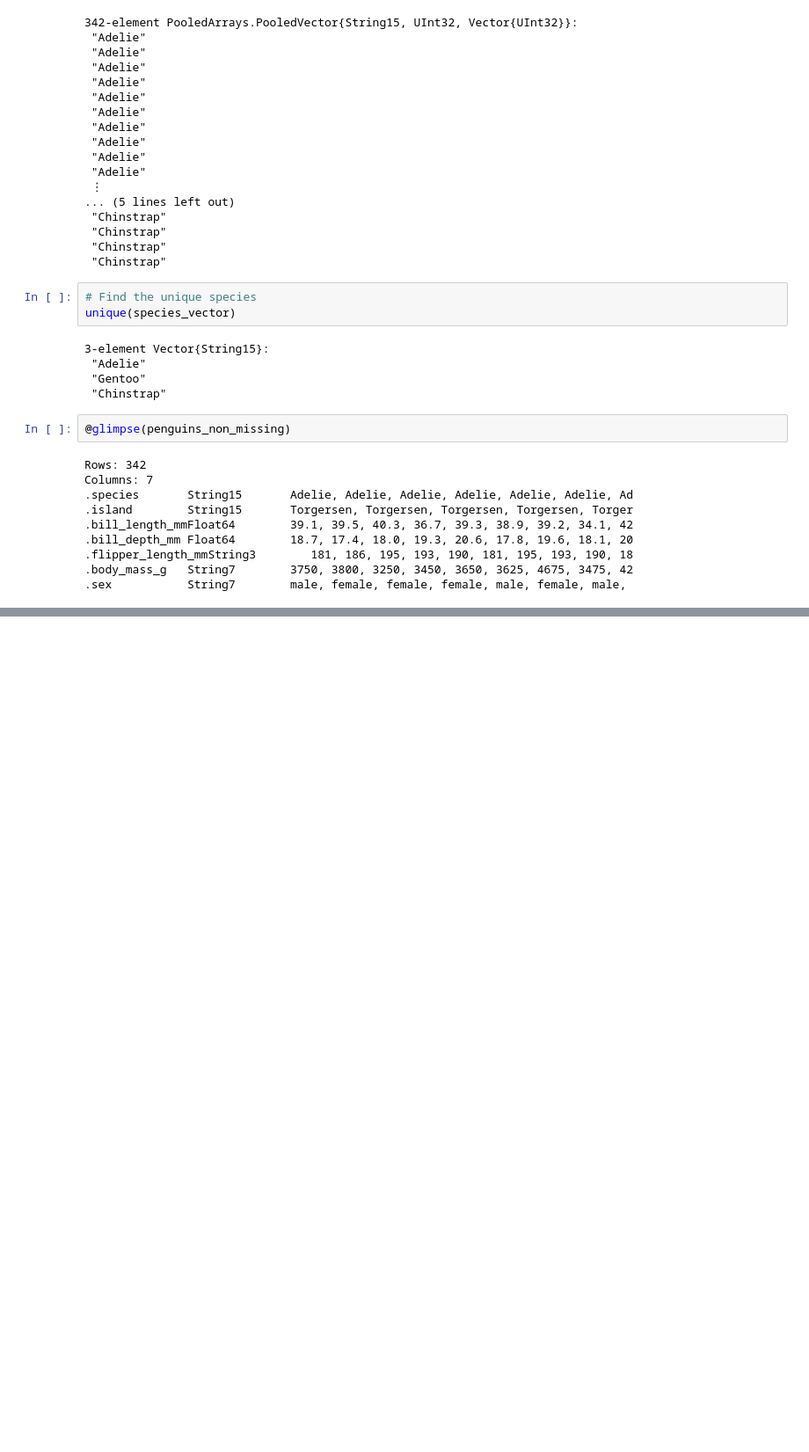
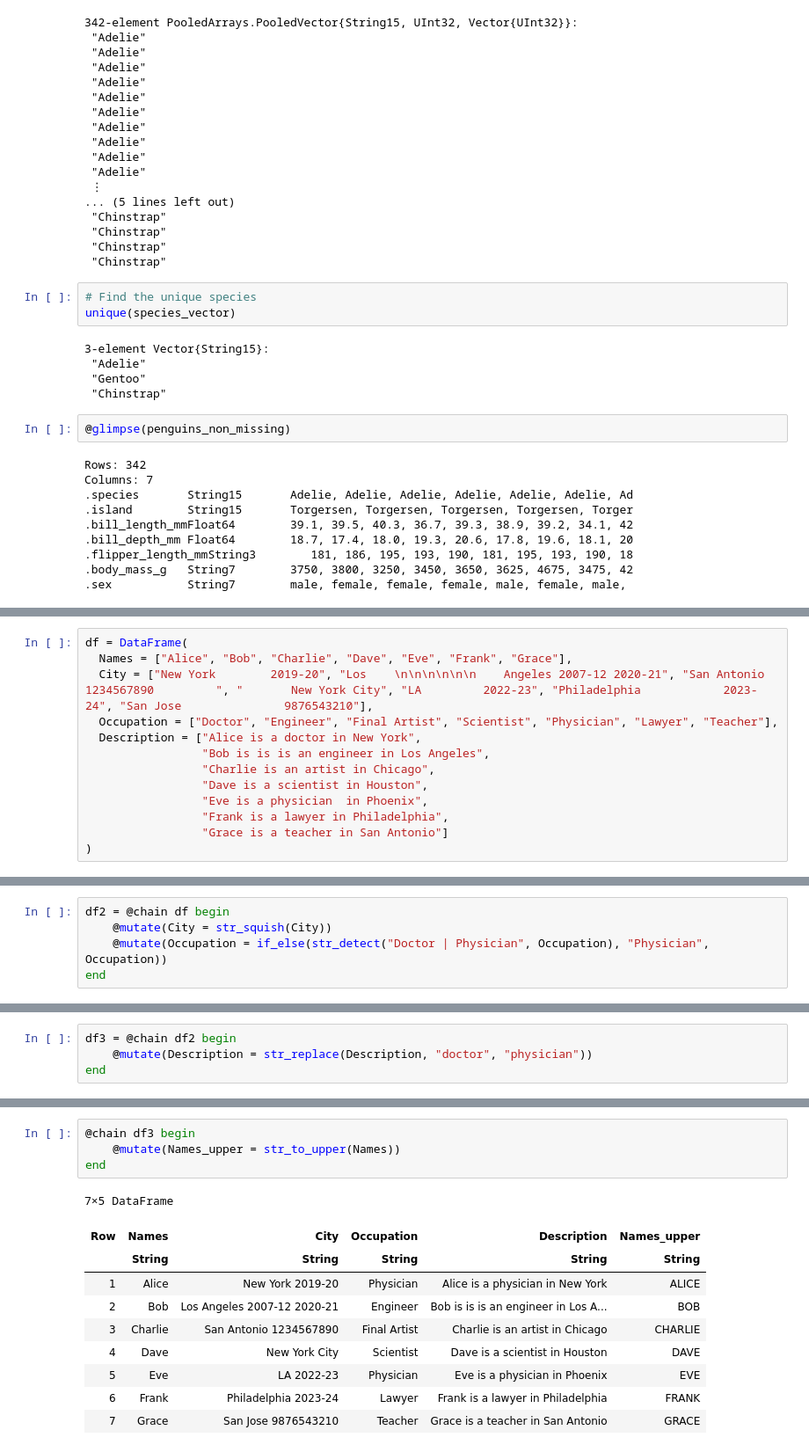
Before and after one commit to chlazaris/Julia_for_DS, a Jupyter notebook: Julia_Tidier.ipynb, the cells around one changed output, grey strips where cells are left out. Shown at 88% size. Saved outputs shown, nothing was run; the diff lists cells and outputs as text; blank space fills up the shorter version.

Commit message:
Intro to TidierStrings

```diff
--- a/Julia_Tidier.ipynb
+++ b/Julia_Tidier.ipynb
@@ -476,0 +445,13 @@ y: not specified
+# %%
+df = DataFrame(
+  Names = ["Alice", "Bob", "Charlie", "Dave", "Eve", "Frank", "Grace"],
+  City = ["New York        2019-20", "Los    \n\n\n\n\n\n    Angeles 2007-12 2020-21", "San Antonio 1234567890         ", "       New York City", "LA         2022-23", "Philadelphia            2023-24", "San Jose               9876543210"],
+  Occupation = ["Doctor", "Engineer", "Final Artist", "Scientist", "Physician", "Lawyer", "Teacher"],
+  Description = ["Alice is a doctor in New York",
+                 "Bob is is is an engineer in Los Angeles",
+                 "Charlie is an artist in Chicago",
+                 "Dave is a scientist in Houston",
+                 "Eve is a physician  in Phoenix",
+                 "Frank is a lawyer in Philadelphia",
+                 "Grace is a teacher in San Antonio"]
+)
@@ -476,0 +499,5 @@ y: not specified
+# %%
+df2 = @chain df begin
+    @mutate(City = str_squish(City))
+    @mutate(Occupation = if_else(str_detect("Doctor | Physician", Occupation), "Physician", Occupation))
+end
@@ -476,0 +517,4 @@ y: not specified
+# %%
+df3 = @chain df2 begin
+    @mutate(Description = str_replace(Description, "doctor", "physician"))
+end
@@ -476,0 +532,15 @@ y: not specified
+# %%
+@chain df3 begin
+    @mutate(Names_upper = str_to_upper(Names))
+end
+# %% [output]
+7×5 DataFrame
+| Row | Names | City | Occupation | Description | Names_upper |
+|  | String | String | String | String | String |
+| 1 | Alice | New York 2019-20 | Physician | Alice is a physician in New York | ALICE |
+| 2 | Bob | Los Angeles 2007-12 2020-21 | Engineer | Bob is is is an engineer in Los A... | BOB |
+| 3 | Charlie | San Antonio 1234567890 | Final Artist | Charlie is an artist in Chicago | CHARLIE |
+| 4 | Dave | New York City | Scientist | Dave is a scientist in Houston | DAVE |
+| 5 | Eve | LA 2022-23 | Physician | Eve is a physician in Phoenix | EVE |
+| 6 | Frank | Philadelphia 2023-24 | Lawyer | Frank is a lawyer in Philadelphia | FRANK |
+| 7 | Grace | San Jose 9876543210 | Teacher | Grace is a teacher in San Antonio | GRACE |
```
Also changed, not shown: parts of 17 cells of this notebook.
